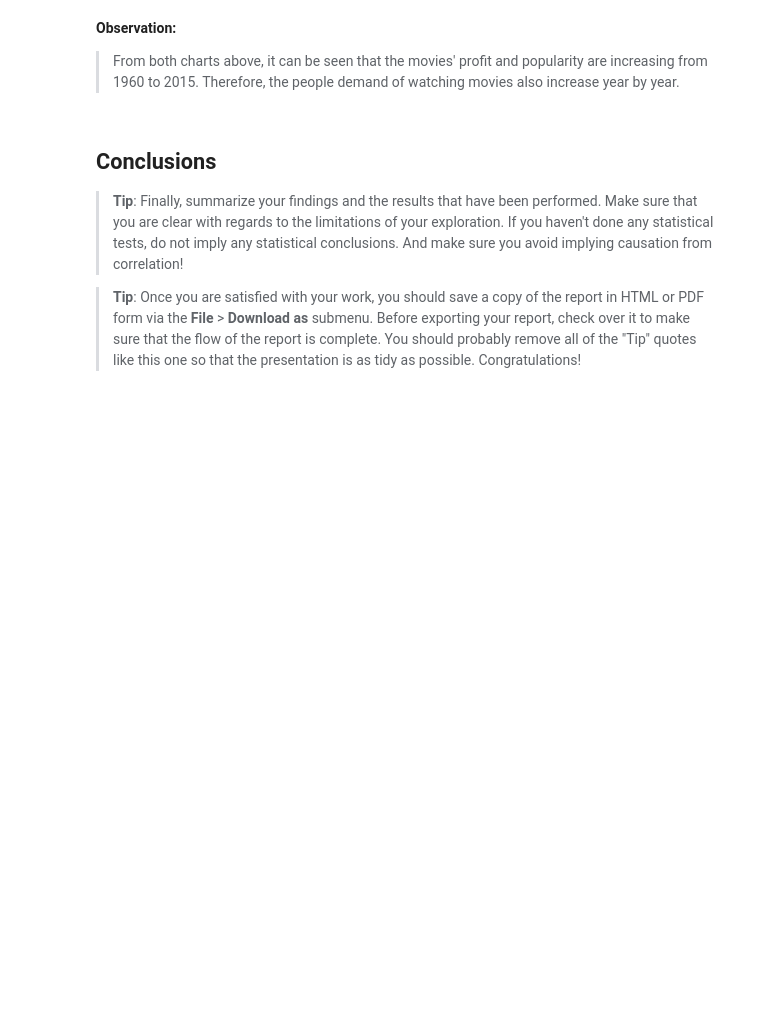
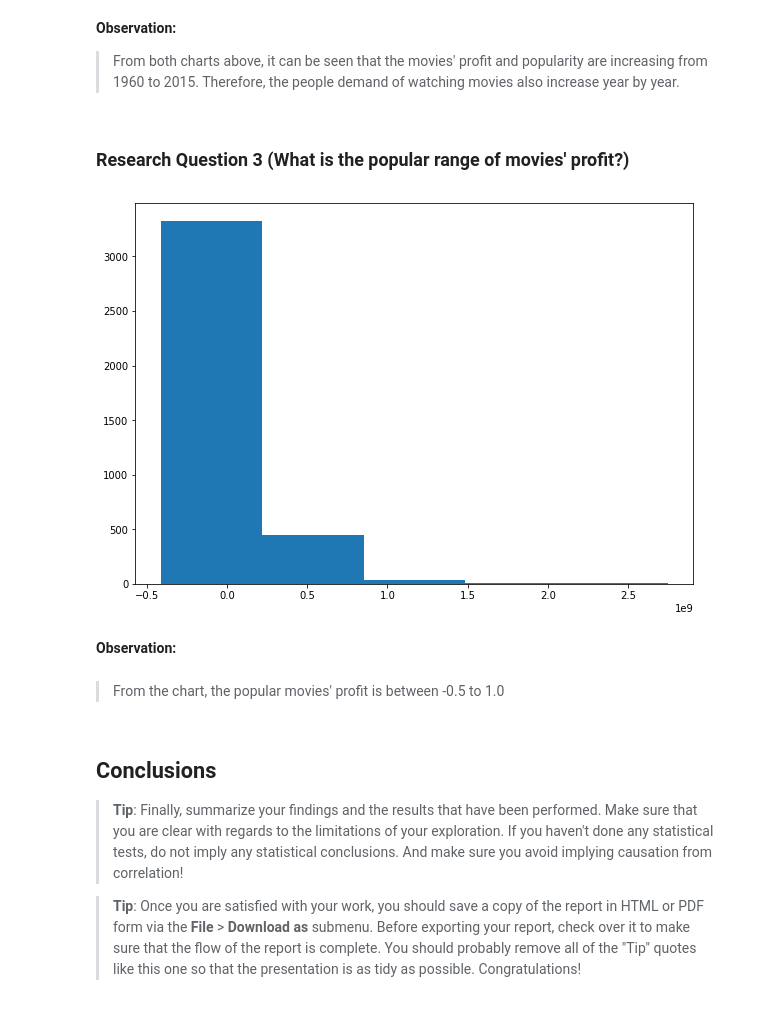
Before and after one commit to Vutuyet2000/data-analyst-project-2, a Jupyter notebook: investigate-movies-dataset.ipynb, the cells around one changed output. Saved outputs shown, nothing was run; the diff lists cells and outputs as text; code cells hidden in the pictures; blank space fills up the shorter version.

```diff
--- a/investigate-movies-dataset.ipynb
+++ b/investigate-movies-dataset.ipynb
@@ -372,6 +288,29 @@ popularity_trend('profit','popularity','release_year')
 # %% [markdown]
 **Observation:**
 > From both charts above, it can be seen that the movies' profit and popularity are increasing from 1960 to 2015. Therefore, the people demand of watching movies also increase year by year.
+# %% [markdown]
+### Research Question 3  (What is the popular range of movies' profit?)
+# %%
+# bins
+data = df_movies['profit']
+# print(data)
+# print(df_movies['profit'].min())
+# print(df_movies['profit'].max())
+bins = np.linspace(df_movies['profit'].min(), df_movies['profit'].max(), 6)
+# print(bins)
+# digitized = np.digitize(data, bins)
+# Creating histogram
+fig, ax = plt.subplots(figsize =(10, 7))
+ax.hist(data, bins)
+
+# Show plot
+plt.show()
+# %% [output]
+[figure, added]
+# %% [markdown]
+**Observation:**
+# %% [markdown]
+> From the chart, the popular movies' profit is between -0.5 to 1.0
 # %% [markdown]
 <a id='conclusions'></a>
 ## Conclusions
```
Also changed, not shown: parts of 21 cells of this notebook, 1 other file.
